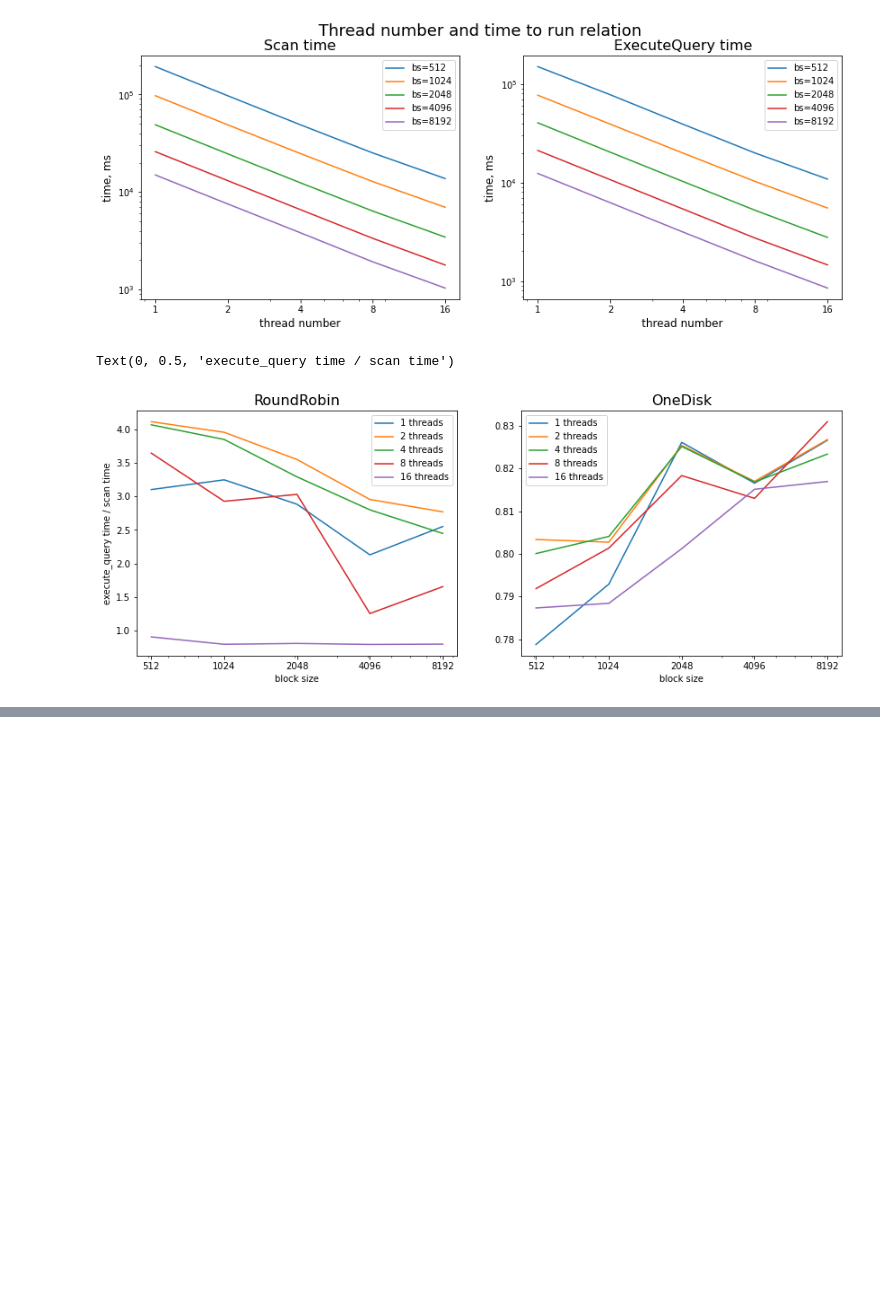
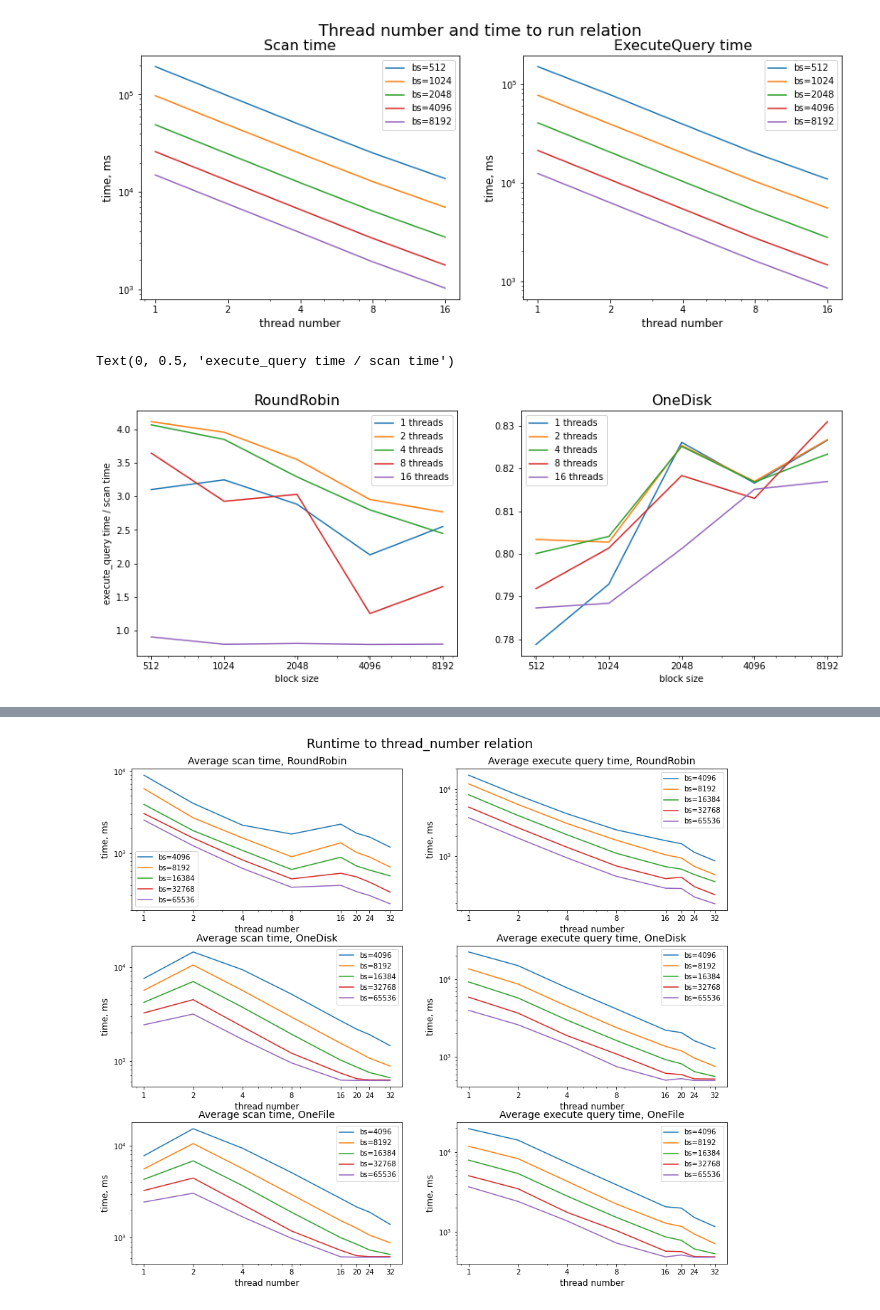
Before and after one commit to KseniyaShestakova/SkewedDataBalancing, a Jupyter notebook: benchmark_results/Benchmarking results.ipynb, the cells around one changed output, grey strips where cells are left out. Cells and saved outputs as stored; diff of their text form; code cells hidden in the pictures; blank space fills up the shorter version.

```diff
--- a/benchmark_results/Benchmarking results.ipynb
+++ b/benchmark_results/Benchmarking results.ipynb
@@ -183,0 +266,16 @@ Text(0, 0.5, 'execute_query time / scan time')
+# %%
+fig, ax = plt.subplots(nrows=3, ncols=2, figsize=(15, 12))
+plt.subplots_adjust(wspace=0.2, hspace=0.25)
+thread_number_to_time_relation_02('log_round_robin_02.csv', ax[0])
+ax[0][0].set_title('Average scan time, RoundRobin', fontsize=14)
+ax[0][1].set_title('Average execute query time, RoundRobin', fontsize=14)
+thread_number_to_time_relation_02('log_one_disk_02.csv', ax[1])
+ax[1][0].set_title('Average scan time, OneDisk', fontsize=14)
+ax[1][1].set_title('Average execute query time, OneDisk', fontsize=14)
+thread_number_to_time_relation_02('log_one_file_02.csv', ax[2])
+ax[2][0].set_title('Average scan time, OneFile', fontsize=14)
+ax[2][1].set_title('Average execute query time, OneFile', fontsize=14)
+plt.suptitle('Runtime to thread_number relation', fontsize=18)
+plt.subplots_adjust(top=0.93)
+# %% [output]
+[figure, added]
```
Also changed, not shown: parts of 26 cells of this notebook, 7 other files.
